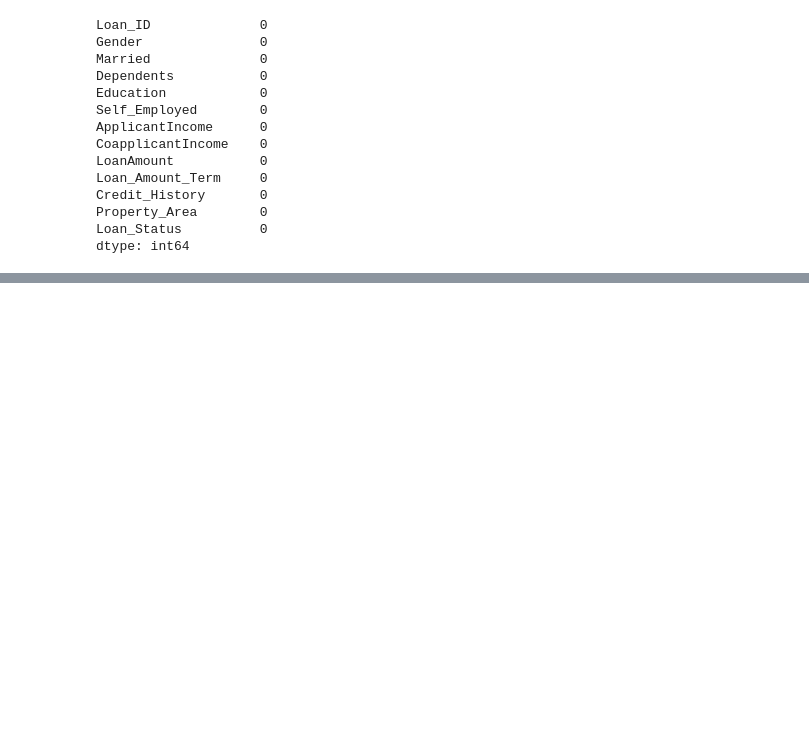
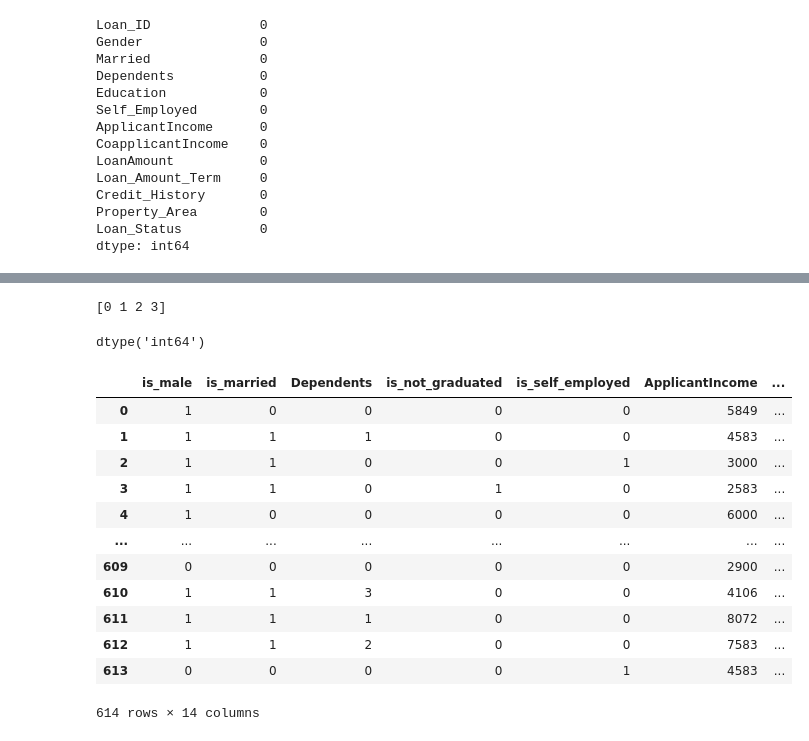
Before and after one commit to PushkarMalhotra2006/Loan-Approval, a Jupyter notebook: Loan_Approval.ipynb, the cells around one changed output, grey strips where cells are left out. Cells and saved outputs as stored; diff of their text form; code cells hidden in the pictures; blank space fills up the shorter version.

```diff
--- a/Loan_Approval.ipynb
+++ b/Loan_Approval.ipynb
@@ -144,0 +153,42 @@ dtype: int64
+# %%
+print(df_fixed['Dependents'].unique())
+df_fixed['Dependents'].dtype
+# %% [output]
+[0 1 2 3]
+dtype('int64')
+# %%
+cat_cols = ['Gender','Married','Education','Self_Employed','Loan_Status']
+
+from sklearn.preprocessing import LabelEncoder
+
+le = LabelEncoder()
+
+for col in cat_cols:
+    df_fixed[col] = le.fit_transform(df_fixed[col])
+# %%
+df_fixed = pd.get_dummies(data=df_fixed,columns=['Property_Area'],drop_first=True)
+# %%
+df_fixed.rename(columns={
+    'Gender':'is_male',
+    'Married':'is_married',
+    'Education':'is_not_graduated',
+    'Self_Employed':'is_self_employed'
+},inplace=True)
+# %%
+df_fixed['Total_Income'] = df_fixed["ApplicantIncome"] + df_fixed['CoapplicantIncome']
+# %%
+df_fixed
+# %% [output]
+|  | is_male | is_married | Dependents | is_not_graduated | is_self_employed | ApplicantIncome | ... |
+| 0 | 1 | 0 | 0 | 0 | 0 | 5849 | ... |
+| 1 | 1 | 1 | 1 | 0 | 0 | 4583 | ... |
+| 2 | 1 | 1 | 0 | 0 | 1 | 3000 | ... |
+| 3 | 1 | 1 | 0 | 1 | 0 | 2583 | ... |
+| 4 | 1 | 0 | 0 | 0 | 0 | 6000 | ... |
+| ... | ... | ... | ... | ... | ... | ... | ... |
+| 609 | 0 | 0 | 0 | 0 | 0 | 2900 | ... |
+| 610 | 1 | 1 | 3 | 0 | 0 | 4106 | ... |
+| 611 | 1 | 1 | 1 | 0 | 0 | 8072 | ... |
+| 612 | 1 | 1 | 2 | 0 | 0 | 7583 | ... |
+| 613 | 0 | 0 | 0 | 0 | 1 | 4583 | ... |
+614 rows × 14 columns
```
Also changed, not shown: parts of 15 cells of this notebook.
